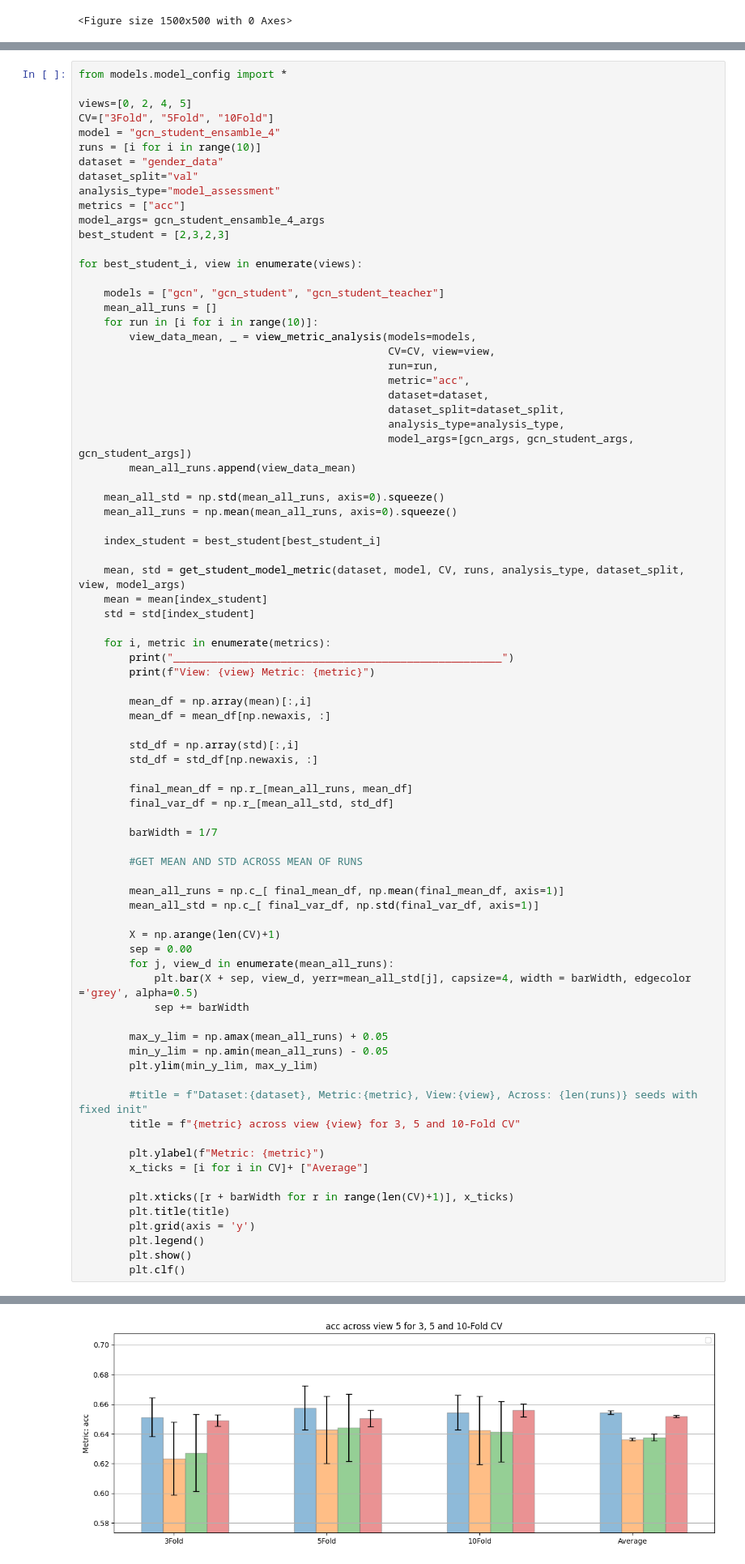
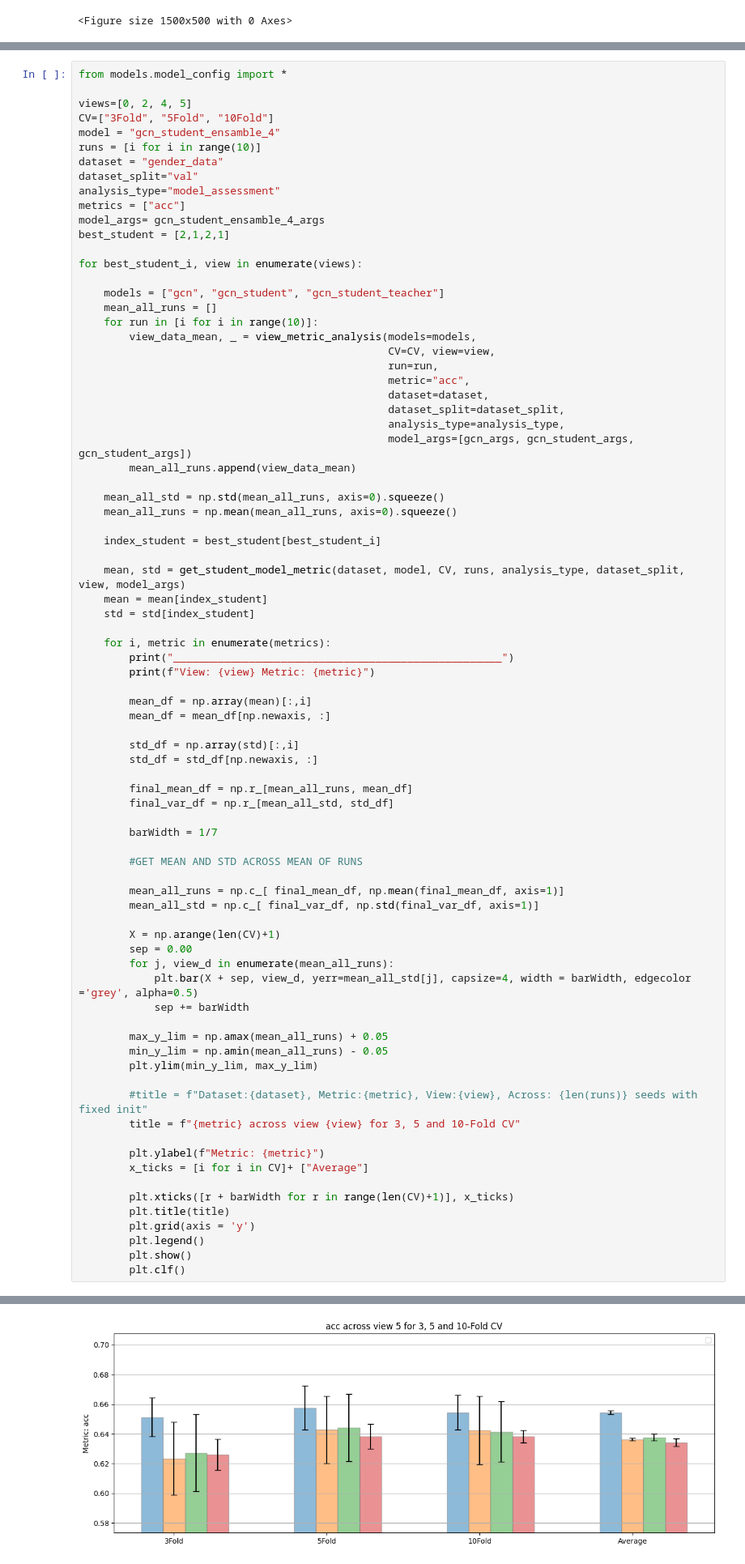
Before and after one commit to LorenzoStigliano/thesis-imperial, a Jupyter notebook: src/utils/ensemble_analysis.ipynb, the cells around one changed output, grey strips where cells are left out. Shown at 81% size. Saved outputs shown, nothing was run; the diff lists cells and outputs as text.

```diff
--- a/src/utils/ensemble_analysis.ipynb
+++ b/src/utils/ensemble_analysis.ipynb
@@ -853,7 +856,7 @@ dataset_split="val"
 analysis_type="model_assessment"
 metrics = ["acc"]
 model_args= gcn_student_ensamble_4_args
-best_student = [2,3,2,3]
+best_student = [2,1,2,1]
 
 for best_student_i, view in enumerate(views):
 
@@ -937,7 +940,7 @@ View: 4 Metric: acc
 No artists with labels found to put in legend.  Note that artists whose label start with an underscore are ignored when legend() is called with no argument.
 ____________________________________________________
 View: 5 Metric: acc
-[figure, old version]
+[figure, new version]
 <Figure size 1500x500 with 0 Axes>
 # %% [markdown]
 # ANALYSIS 5 ENSAMBLE
```
Also changed, not shown: parts of 7 cells of this notebook, 6 other files.
